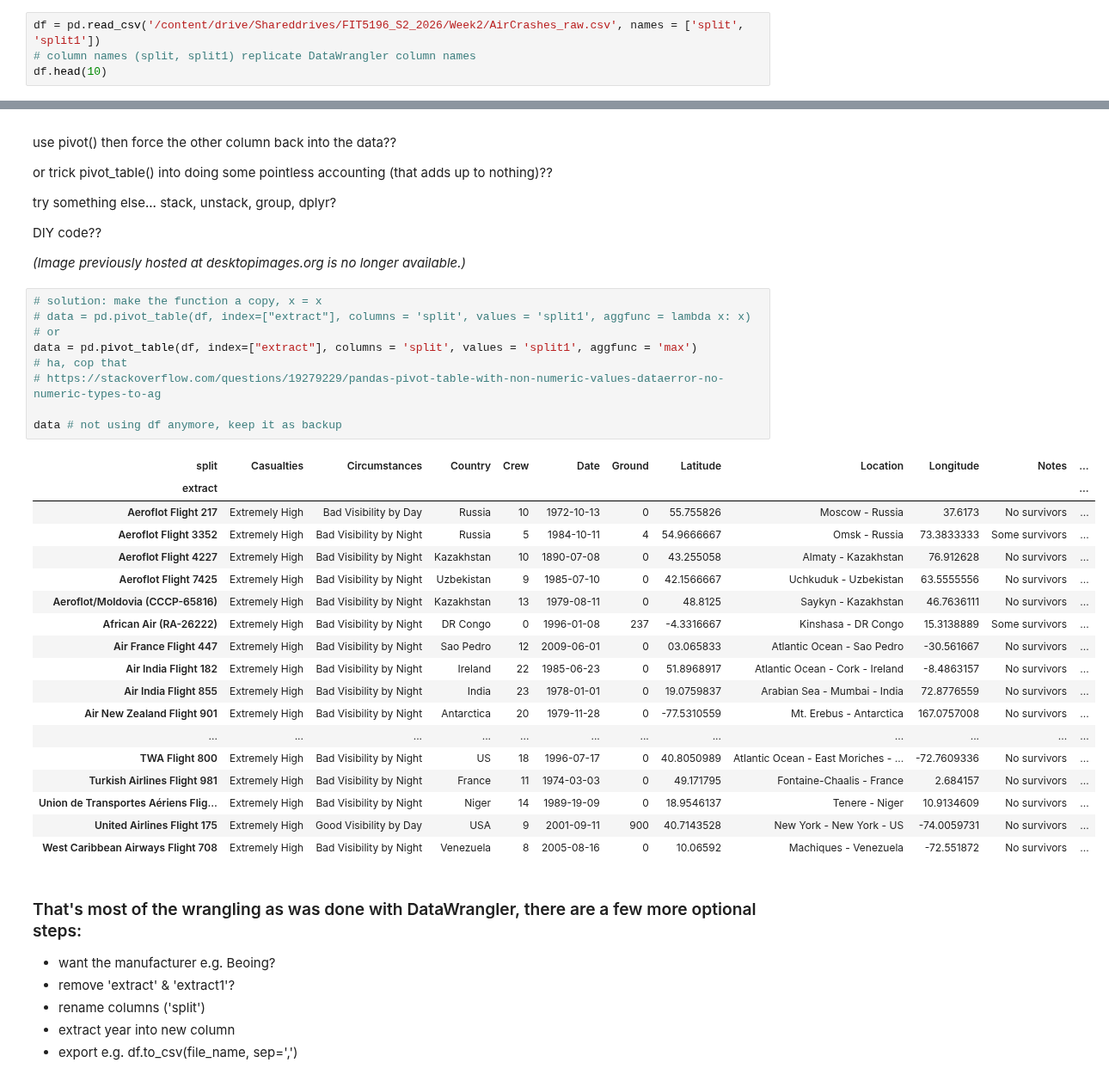
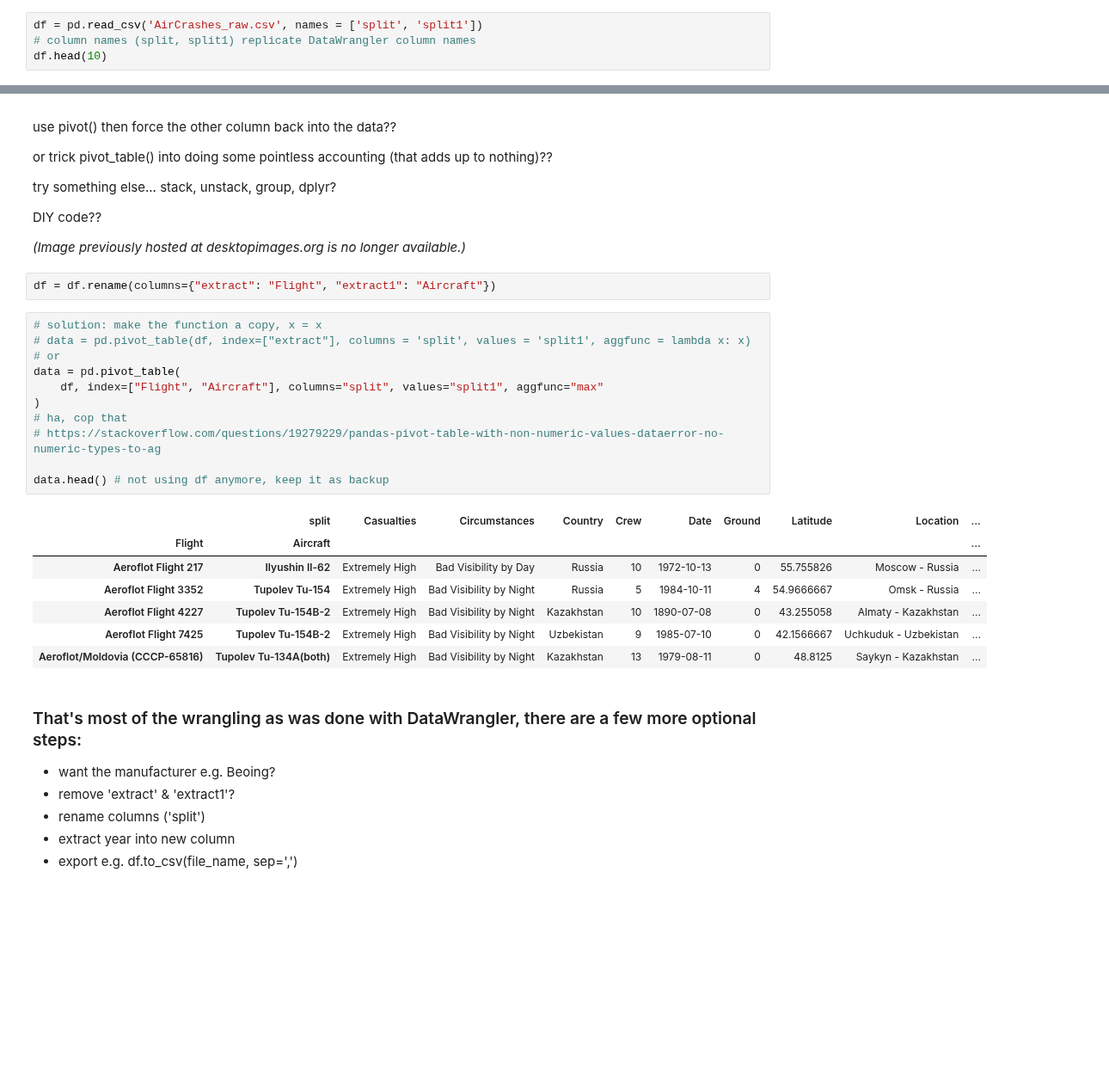
Before and after one commit to PHLP-Neo/Portfolio, a Jupyter notebook: MonashCourseWork/FIT5196/Week2/week_2_aircrash_hands_on_data_tutorial.ipynb, the cells around one changed output, grey strips where cells are left out. Shown at 86% size. Cells and saved outputs as stored; diff of their text form; blank space fills up the shorter version.

```diff
--- a/MonashCourseWork/FIT5196/Week2/week_2_aircrash_hands_on_data_tutorial.ipynb
+++ b/MonashCourseWork/FIT5196/Week2/week_2_aircrash_hands_on_data_tutorial.ipynb
@@ -66,7 +68,7 @@ Try again, force our own headers upon the data using default column names from D
 
 This pushes the first incident down into the data where it belongs (but adds a NaN, below)
 # %%
-df = pd.read_csv('/content/drive/Shareddrives/FIT5196_S2_2026/Week2/AirCrashes_raw.csv', names = ['split', 'split1'])
+df = pd.read_csv('AirCrashes_raw.csv', names = ['split', 'split1'])
 # column names (split, split1) replicate DataWrangler column names
 df.head(10)
 # %% [output]
@@ -317,34 +319,27 @@ DIY code??
 
 
 *(Image previously hosted at desktopimages.org is no longer available.)*
+# %%
+df = df.rename(columns={"extract": "Flight", "extract1": "Aircraft"})
 # %%
 # solution: make the function a copy, x = x
 # data = pd.pivot_table(df, index=["extract"], columns = 'split', values = 'split1', aggfunc = lambda x: x)
 # or
-data = pd.pivot_table(df, index=["extract"], columns = 'split', values = 'split1', aggfunc = 'max')
+data = pd.pivot_table(
+    df, index=["Flight", "Aircraft"], columns="split", values="split1", aggfunc="max"
+)
 # ha, cop that
 # https://stackoverflow.com/questions/19279229/pandas-pivot-table-with-non-numeric-values-dataerror-no-numeric-types-to-ag
 
-data # not using df anymore, keep it as backup
+data.head() # not using df anymore, keep it as backup
 # %% [output]
-| split | Casualties | Circumstances | Country | Crew | Date | Ground | Latitude | Location | Longitude | Notes | ... |
-| extract |  |  |  |  |  |  |  |  |  |  | ... |
-| Aeroflot Flight 217 | Extremely High | Bad Visibility by Day | Russia | 10 | 1972-10-13 | 0 | 55.755826 | Moscow - Russia | 37.6173 | No survivors | ... |
-| Aeroflot Flight 3352 | Extremely High | Bad Visibility by Night | Russia | 5 | 1984-10-11 | 4 | 54.9666667 | Omsk - Russia | 73.3833333 | Some survivors | ... |
-| Aeroflot Flight 4227 | Extremely High | Bad Visibility by Night | Kazakhstan | 10 | 1890-07-08 | 0 | 43.255058 | Almaty - Kazakhstan | 76.912628 | No survivors | ... |
-| Aeroflot Flight 7425 | Extremely High | Bad Visibility by Night | Uzbekistan | 9 | 1985-07-10 | 0 | 42.1566667 | Uchkuduk - Uzbekistan | 63.5555556 | No survivors | ... |
-| Aeroflot/Moldovia (CCCP-65816) | Extremely High | Bad Visibility by Night | Kazakhstan | 13 | 1979-08-11 | 0 | 48.8125 | Saykyn - Kazakhstan | 46.7636111 | No survivors | ... |
-| African Air (RA-26222) | Extremely High | Bad Visibility by Night | DR Congo | 0 | 1996-01-08 | 237 | -4.3316667 | Kinshasa - DR Congo | 15.3138889 | Some survivors | ... |
-| Air France Flight 447 | Extremely High | Bad Visibility by Night | Sao Pedro | 12 | 2009-06-01 | 0 | 03.065833 | Atlantic Ocean - Sao Pedro | -30.561667 | No survivors | ... |
-| Air India Flight 182 | Extremely High | Bad Visibility by Night | Ireland | 22 | 1985-06-23 | 0 | 51.8968917 | Atlantic Ocean - Cork - Ireland | -8.4863157 | No survivors | ... |
-| Air India Flight 855 | Extremely High | Bad Visibility by Night | India | 23 | 1978-01-01 | 0 | 19.0759837 | Arabian Sea - Mumbai - India | 72.8776559 | No survivors | ... |
-| Air New Zealand Flight 901 | Extremely High | Bad Visibility by Night | Antarctica | 20 | 1979-11-28 | 0 | -77.5310559 | Mt. Erebus - Antarctica | 167.0757008 | No survivors | ... |
-| ... | ... | ... | ... | ... | ... | ... | ... | ... | ... | ... | ... |
-| TWA Flight 800 | Extremely High | Bad Visibility by Night | US | 18 | 1996-07-17 | 0 | 40.8050989 | Atlantic Ocean - East Moriches - ... | -72.7609336 | No survivors | ... |
-| Turkish Airlines Flight 981 | Extremely High | Bad Visibility by Night | France | 11 | 1974-03-03 | 0 | 49.171795 | Fontaine-Chaalis - France | 2.684157 | No survivors | ... |
-| Union de Transportes Aériens Flig... | Extremely High | Bad Visibility by Night | Niger | 14 | 1989-19-09 | 0 | 18.9546137 | Tenere - Niger | 10.9134609 | No survivors | ... |
-| United Airlines Flight 175 | Extremely High | Good Visibility by Day | USA | 9 | 2001-09-11 | 900 | 40.7143528 | New York - New York - US | -74.0059731 | No survivors | ... |
-| West Caribbean Airways Flight 708 | Extremely High | Bad Visibility by Night | Venezuela | 8 | 2005-08-16 | 0 | 10.06592 | Machiques - Venezuela | -72.551872 | No survivors | ... |
+|  | split | Casualties | Circumstances | Country | Crew | Date | Ground | Latitude | Location | ... |
+| Flight | Aircraft |  |  |  |  |  |  |  |  | ... |
+| Aeroflot Flight 217 | Ilyushin Il-62 | Extremely High | Bad Visibility by Day | Russia | 10 | 1972-10-13 | 0 | 55.755826 | Moscow - Russia | ... |
+| Aeroflot Flight 3352 | Tupolev Tu-154 | Extremely High | Bad Visibility by Night | Russia | 5 | 1984-10-11 | 4 | 54.9666667 | Omsk - Russia | ... |
+| Aeroflot Flight 4227 | Tupolev Tu-154B-2 | Extremely High | Bad Visibility by Night | Kazakhstan | 10 | 1890-07-08 | 0 | 43.255058 | Almaty - Kazakhstan | ... |
+| Aeroflot Flight 7425 | Tupolev Tu-154B-2 | Extremely High | Bad Visibility by Night | Uzbekistan | 9 | 1985-07-10 | 0 | 42.1566667 | Uchkuduk - Uzbekistan | ... |
+| Aeroflot/Moldovia (CCCP-65816) | Tupolev Tu-134A(both) | Extremely High | Bad Visibility by Night | Kazakhstan | 13 | 1979-08-11 | 0 | 48.8125 | Saykyn - Kazakhstan | ... |
 # %% [markdown]
 ### That's most of the wrangling as was done with DataWrangler, there are a few more optional steps:
 * want the manufacturer e.g. Beoing?
```
Also changed, not shown: parts of 10 cells of this notebook, 1 other file.
